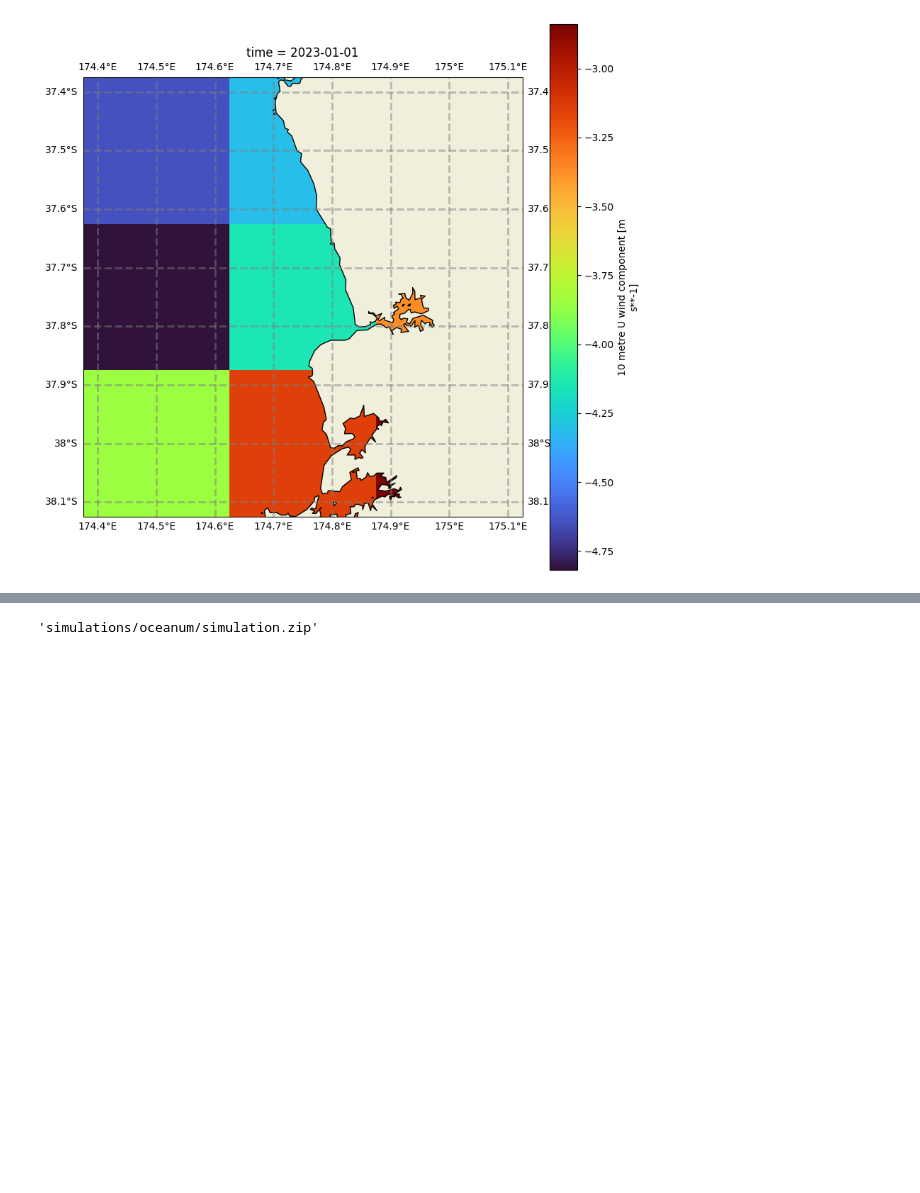
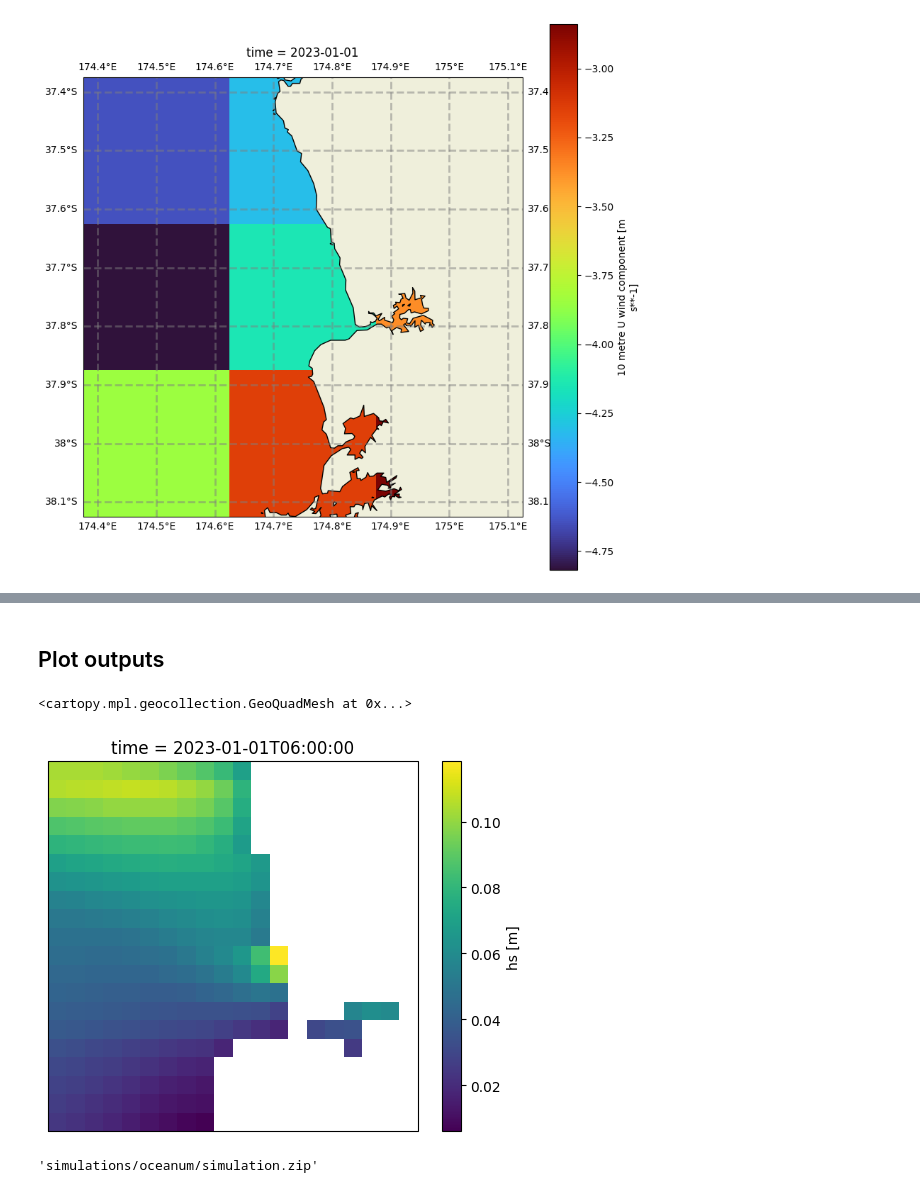
Before and after one commit to sppigot/rompy, a Jupyter notebook: notebooks/oceanum_example.ipynb, the cells around one changed output, grey strips where cells are left out. Saved outputs shown, nothing was run; the diff lists cells and outputs as text; code cells hidden in the pictures; blank space fills up the shorter version.

Commit message:
Oceanum demo now working

```diff
--- a/notebooks/oceanum_example.ipynb
+++ b/notebooks/oceanum_example.ipynb
@@ -84,2 +113,15 @@ INFO:rompy.model:-----------------------------------------------------
+# %% [markdown]
+## Plot outputs
+# %%
+import xarray as xr
+from cartopy import crs as ccrs
+import matplotlib.pyplot as plt
+
+ax = plt.axes(projection=ccrs.PlateCarree())
+output = xr.open_dataset('simulations/oceanum/outputs/swan_out.nc')
+output.hs.isel(time=-1).plot(ax=ax, transform=ccrs.PlateCarree(), cmap='viridis')
+# %% [output]
+<cartopy.mpl.geocollection.GeoQuadMesh at 0x...>
+[figure, added]
 # %%
 # Zip the run
```
Also changed, not shown: parts of 7 cells of this notebook, 2 other files.
